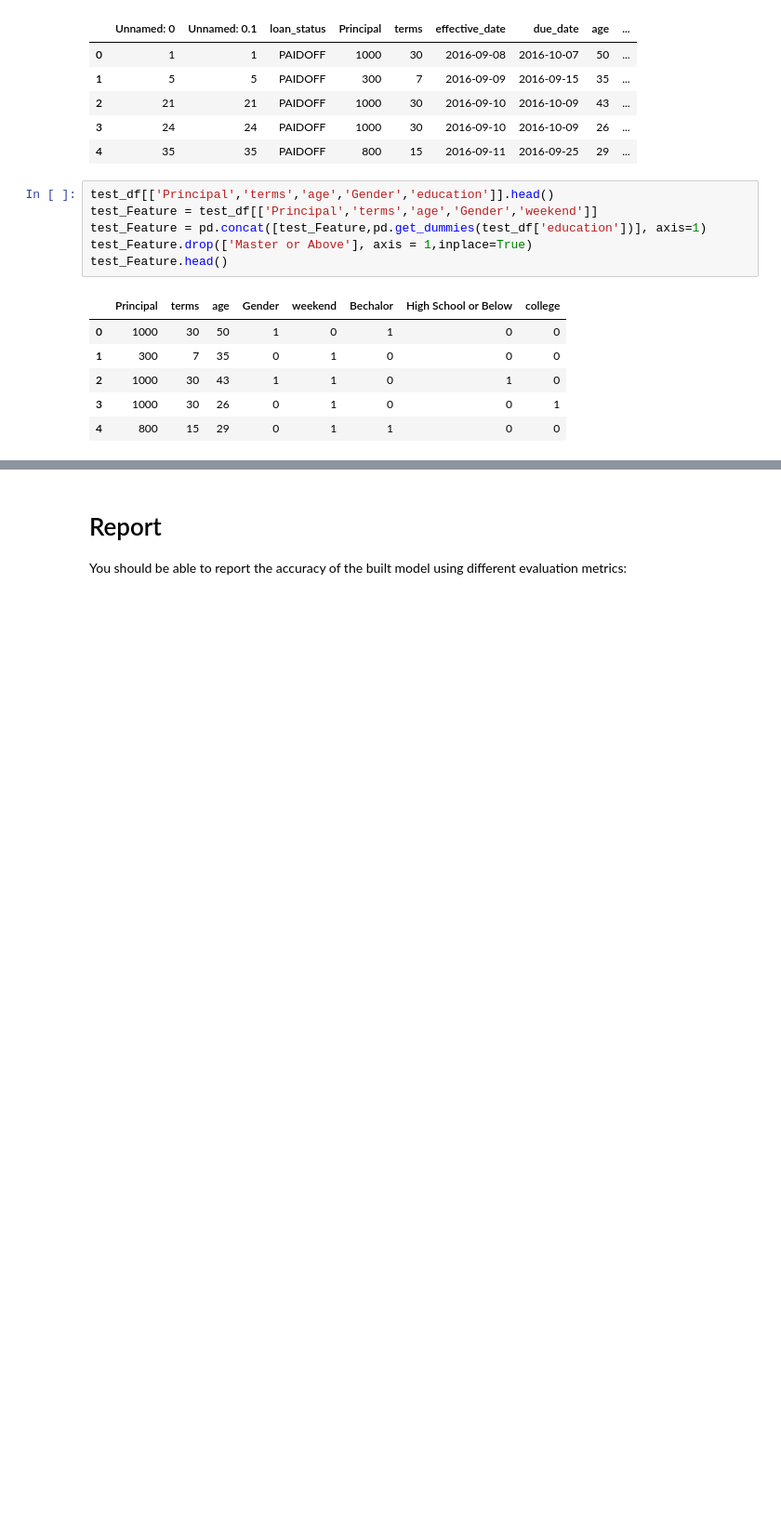
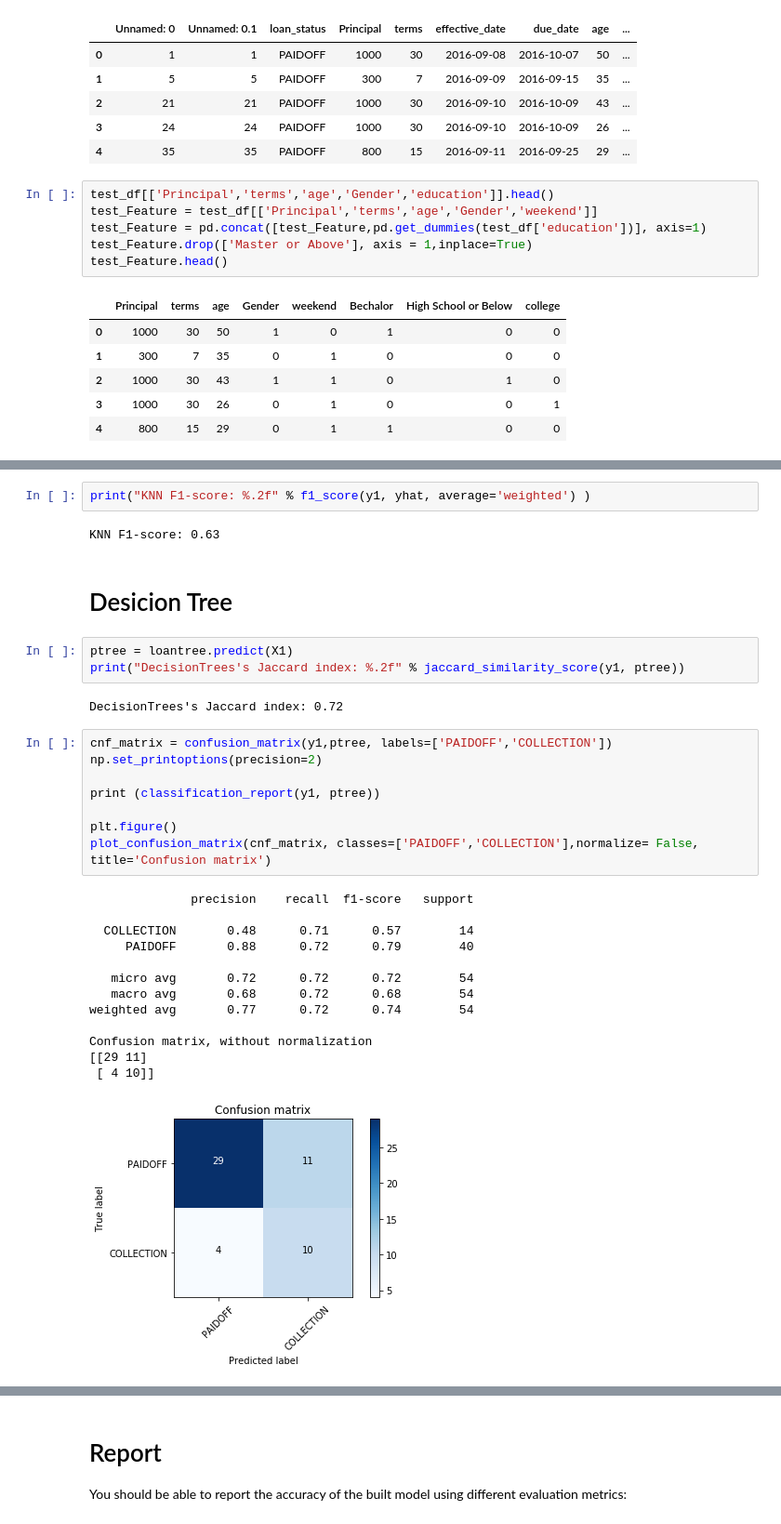
Before and after one commit to HASAN9519/Coursera_IBM_machine_learning, a Jupyter notebook: Final work.ipynb, the cells around one changed output, grey strips where cells are left out. Shown at 93% size. Saved outputs shown, nothing was run; the diff lists cells and outputs as text; blank space fills up the shorter version.

```diff
--- a/Final work.ipynb
+++ b/Final work.ipynb
@@ -888,0 +654,33 @@ log_loss(y1, yhat_prob1)
+# %%
+print("KNN F1-score: %.2f" % f1_score(y1, yhat, average='weighted') )
+# %% [output]
+KNN F1-score: 0.63
+# %% [markdown]
+# Desicion Tree
+# %%
+ptree = loantree.predict(X1)
+print("DecisionTrees's Jaccard index: %.2f" % jaccard_similarity_score(y1, ptree))
+# %% [output]
+DecisionTrees's Jaccard index: 0.72
+# %%
+cnf_matrix = confusion_matrix(y1,ptree, labels=['PAIDOFF','COLLECTION'])
+np.set_printoptions(precision=2)
+
+print (classification_report(y1, ptree))
+
+plt.figure()
+plot_confusion_matrix(cnf_matrix, classes=['PAIDOFF','COLLECTION'],normalize= False,  title='Confusion matrix')
+# %% [output]
+              precision    recall  f1-score   support
+
+  COLLECTION       0.48      0.71      0.57        14
+     PAIDOFF       0.88      0.72      0.79        40
+
+   micro avg       0.72      0.72      0.72        54
+   macro avg       0.68      0.72      0.68        54
+weighted avg       0.77      0.72      0.74        54
+
+Confusion matrix, without normalization
+[[29 11]
+ [ 4 10]]
+[figure, added]
```
Also changed, not shown: parts of 60 cells of this notebook.
